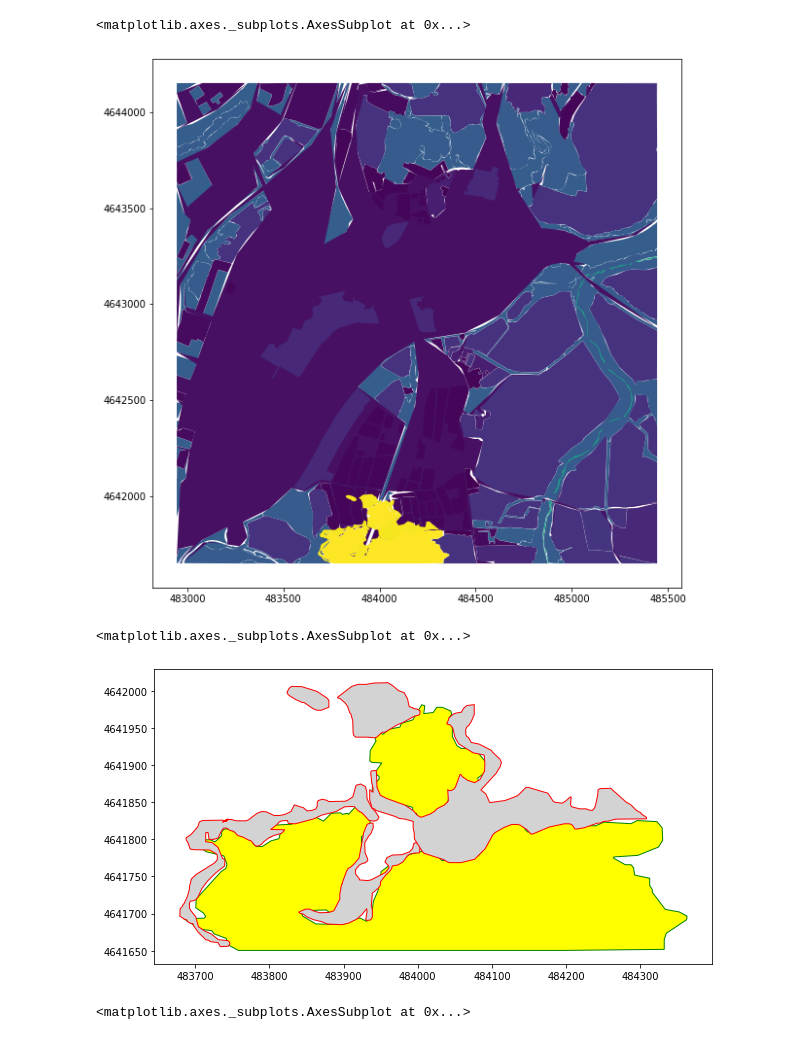
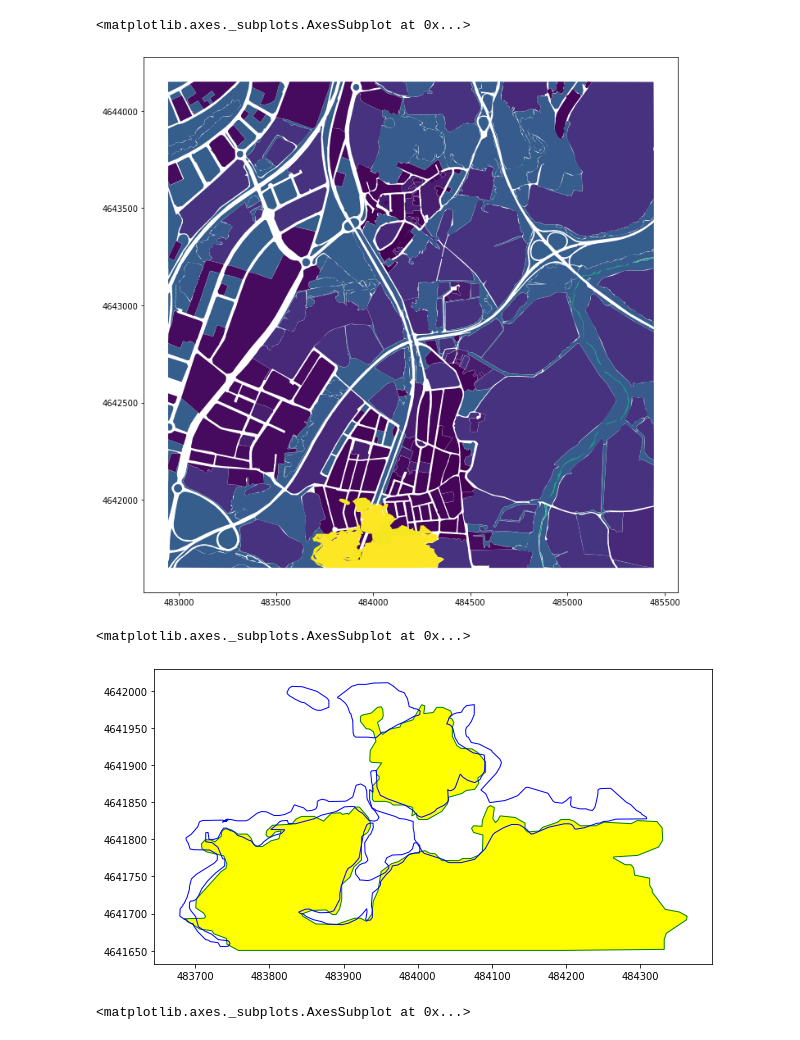
Before and after one commit to Kevin-Sambuli/geopandas, a Jupyter notebook: geoprocess2.ipynb, the cells around one changed output. Drawn from its saved outputs; the diff is of its cells as text; code cells hidden in the pictures.

```diff
--- a/geoprocess2.ipynb
+++ b/geoprocess2.ipynb
@@ -46,18 +38,7 @@ for i in range(0, len(geodata['features'])):
             else:
                 pass
     else:
-        if geodata['features'][i]['properties']['Plabel'] ==1:
-            for j in range(0, len(geodata['features'][i]['geometry']["coordinates"])):
-                if len(geodata['features'][i]['geometry']["coordinates"][j]) >= 3:
-                    tmp_lists.append(
-                          {
-                            'Slabel': geodata['features'][i]['properties']['Slabel'],
-                            'Plabel': geodata['features'][i]['properties']['Plabel'],
-                            'geometry' : Polygon(geodata['features'][i]['geometry']["coordinates"][j])
-                           }
-                        )
+        pass
 
-
-# tmp_lists
 # len(geodata['features'][1]['geometry']["coordinates"][63])
 # geodata['features'][1]['geometry']["coordinates"][63]
@@ -100,22 +74,19 @@ gdf
 # %%
-# conda install -c conda-forge mapclassify
+fig, ax = plt.subplots(1, 1, figsize=(12, 12))
+
+'''
+used to plot the legend outside the map
 
 
-from mpl_toolkits.axes_grid1 import make_axes_locatable
+divider = make_axes_locatable(ax)
+cax = divider.append_axes("right", size="5%", pad=0.1)
+gdf.plot(column='Slabel', ax=ax, legend=True, cax=cax)
+'''
 
-
-fig, ax = plt.subplots(1, 1, figsize=(10, 10))
-
-# divider = make_axes_locatable(ax)
-# cax = divider.append_axes("right", size="5%", pad=0.1)
-
-# gdf.plot(column='Slabel', ax=ax, legend=True, cax=cax)
-# gdf.plot(column='Slabel', ax=ax, cmap='OrRd', scheme='equal_interval')
-
-gdf.plot(column='Slabel', ax=ax) # cmap='OrRd')
+gdf.plot(column='Slabel', ax=ax, )#cmap='OrRd', scheme='equal_interval')
 # %% [output]
 <matplotlib.axes._subplots.AxesSubplot at 0x...>
-[figure, old version]
+[figure, new version]
 # %%
 thick_cld =  gdf.loc[(gdf["Slabel"] == 82)]
 thin_cld =  gdf.loc[(gdf["Slabel"] == 81)]
@@ -125,8 +96,8 @@ thin_cld =  gdf.loc[(gdf["Slabel"] == 81)]
 # %%
 fig, ax = plt.subplots(1, 1, figsize=(10, 10))
 thick_cld.plot(ax=ax, color='yellow', edgecolor='green')
-thin_cld.plot(ax=ax, color='lightgrey', edgecolor='red', alpha=1)
+thin_cld.plot(ax=ax, color='None', edgecolor='blue', alpha=1)
 # %% [output]
 <matplotlib.axes._subplots.AxesSubplot at 0x...>
-[figure, old version]
+[figure, new version]
 # %%
```
Also changed, not shown: parts of 21 cells of this notebook.
